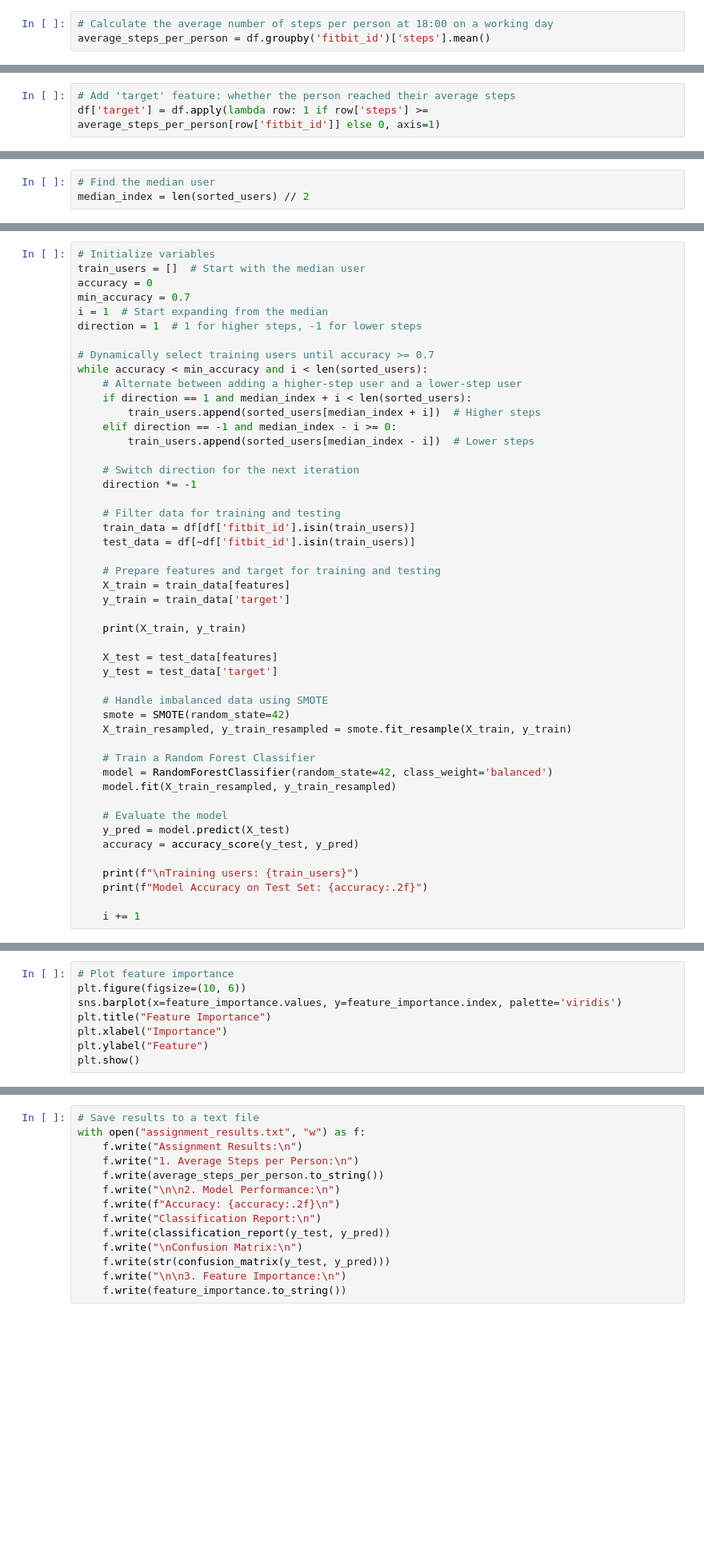
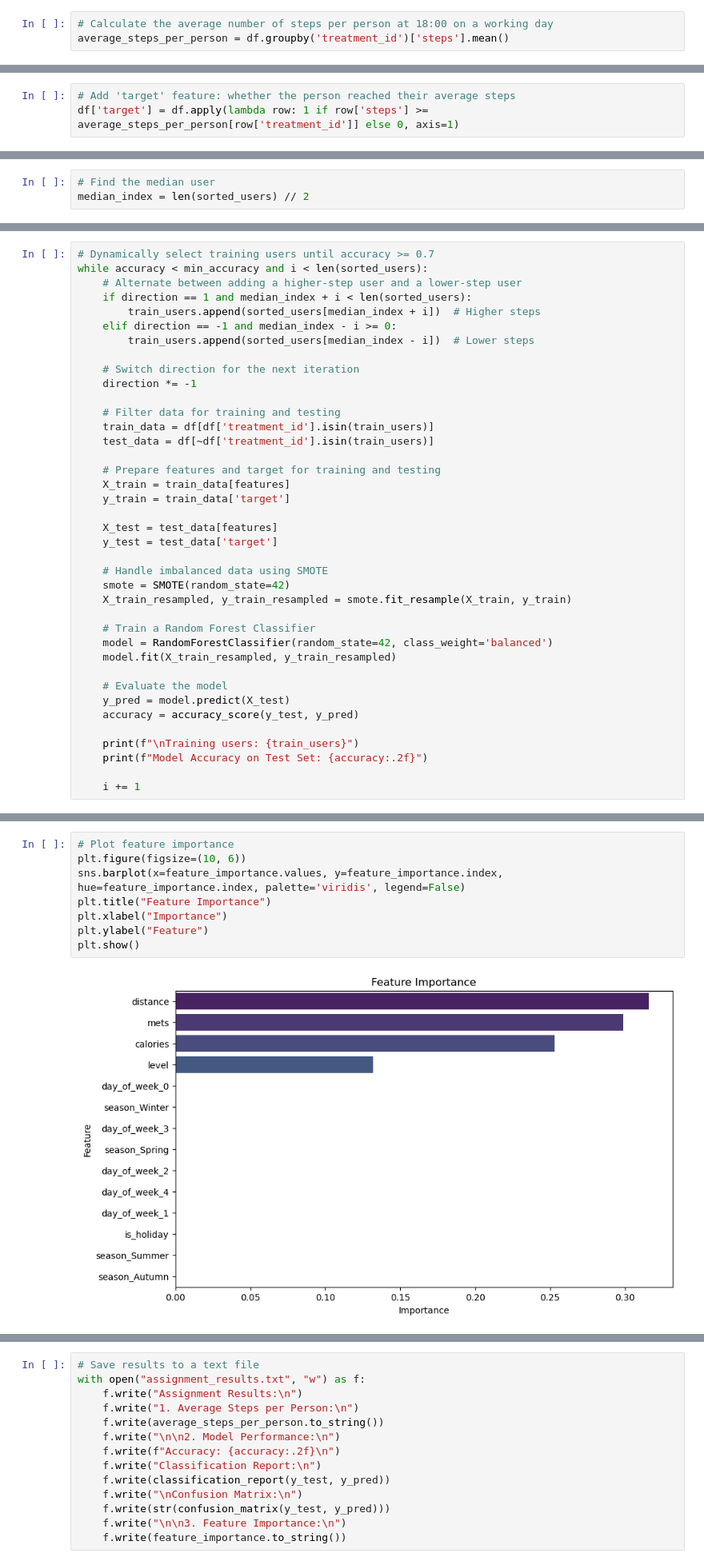
Before and after one commit to ErwannL/Fitbit, a Jupyter notebook: src/final.ipynb, the cells around one changed output, grey strips where cells are left out. Shown at 80% size. Cells and saved outputs as stored; diff of their text form; blank space fills up the shorter version.

```diff
--- a/src/final.ipynb
+++ b/src/final.ipynb
@@ -356,7 +423,7 @@ plt.show()
 ## Step 2: Build a first version of the model
 # %%
 # Calculate the average number of steps per person at 18:00 on a working day
-average_steps_per_person = df.groupby('fitbit_id')['steps'].mean()
+average_steps_per_person = df.groupby('treatment_id')['steps'].mean()
 # %%
 print("Average number of steps per person at 18:00 on a working day:")
 print(average_steps_per_person)
@@ -383,7 +461,7 @@ df['is_holiday'] = df['date'].dt.strftime('%Y-%m-%d').isin(holidays)
 df['day_of_week'] = df['date'].dt.weekday
 # %%
 # Add 'target' feature: whether the person reached their average steps
-df['target'] = df.apply(lambda row: 1 if row['steps'] >= average_steps_per_person[row['fitbit_id']] else 0, axis=1)
+df['target'] = df.apply(lambda row: 1 if row['steps'] >= average_steps_per_person[row['treatment_id']] else 0, axis=1)
 # %%
 # Check the distribution of the target variable
 print("\nDistribution of the target variable:")
@@ -417,11 +506,4 @@ median_index = len(sorted_users) // 2
 # %%
-# Initialize variables
-train_users = []  # Start with the median user
-accuracy = 0
-min_accuracy = 0.7
-i = 1  # Start expanding from the median
-direction = 1  # 1 for higher steps, -1 for lower steps
-
 # Dynamically select training users until accuracy >= 0.7
 while accuracy < min_accuracy and i < len(sorted_users):
     # Alternate between adding a higher-step user and a lower-step user
@@ -434,14 +516,12 @@ while accuracy < min_accuracy and i < len(sorted_users):
     direction *= -1
 
     # Filter data for training and testing
-    train_data = df[df['fitbit_id'].isin(train_users)]
-    test_data = df[~df['fitbit_id'].isin(train_users)]
+    train_data = df[df['treatment_id'].isin(train_users)]
+    test_data = df[~df['treatment_id'].isin(train_users)]
 
     # Prepare features and target for training and testing
     X_train = train_data[features]
     y_train = train_data['target']
-
-    print(X_train, y_train)
 
     X_test = test_data[features]
     y_test = test_data['target']
@@ -507,8 +629,10 @@ plt.show()
 # %%
 # Plot feature importance
 plt.figure(figsize=(10, 6))
-sns.barplot(x=feature_importance.values, y=feature_importance.index, palette='viridis')
+sns.barplot(x=feature_importance.values, y=feature_importance.index, hue=feature_importance.index, palette='viridis', legend=False)
 plt.title("Feature Importance")
 plt.xlabel("Importance")
 plt.ylabel("Feature")
 plt.show()
+# %% [output]
+[figure, added]
```
Also changed, not shown: parts of 38 cells of this notebook, 1 other file.
